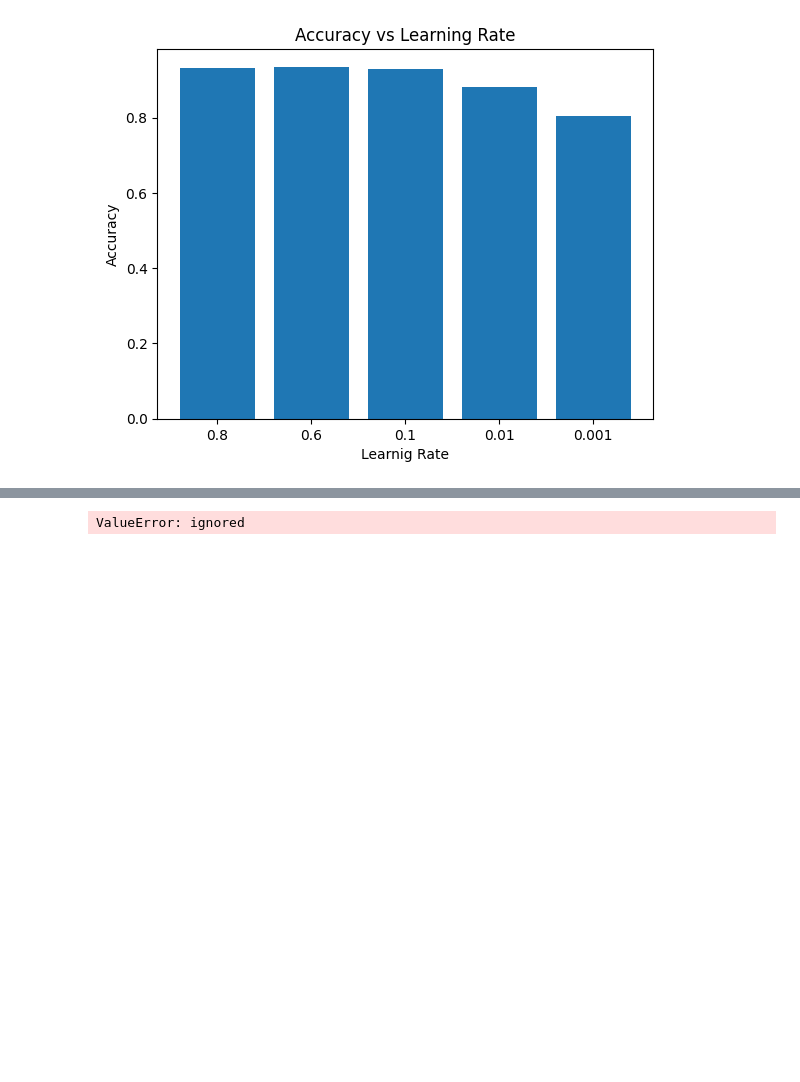
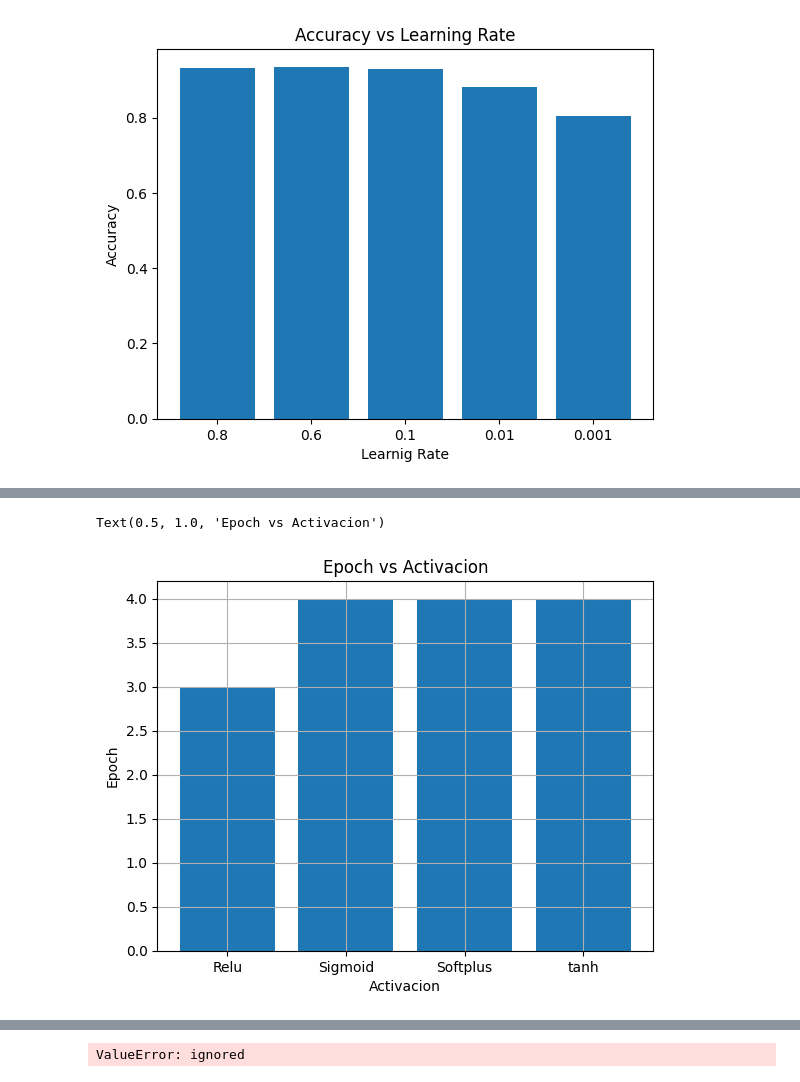
Before and after one commit to jucardozo/Clasificador-de-Ropa, a Jupyter notebook: TP1RN.ipynb, the cells around one changed output, grey strips where cells are left out. Cells and saved outputs as stored; diff of their text form; code cells hidden in the pictures; blank space fills up the shorter version.

```diff
--- a/TP1RN.ipynb
+++ b/TP1RN.ipynb
@@ -829,0 +837,11 @@ print(len(x_train))
+# %%
+Epoch=[3,4,4,4]
+inicializ=['Relu','Sigmoid','Softplus','tanh']
+plt.bar(inicializ, Epoch)
+plt.xlabel("Activacion")
+plt.ylabel("Epoch")
+plt.grid()
+plt.title("Epoch vs Activacion")
+# %% [output]
+Text(0.5, 1.0, 'Epoch vs Activacion')
+[figure, added]
```
Also changed, not shown: parts of 33 cells of this notebook.
